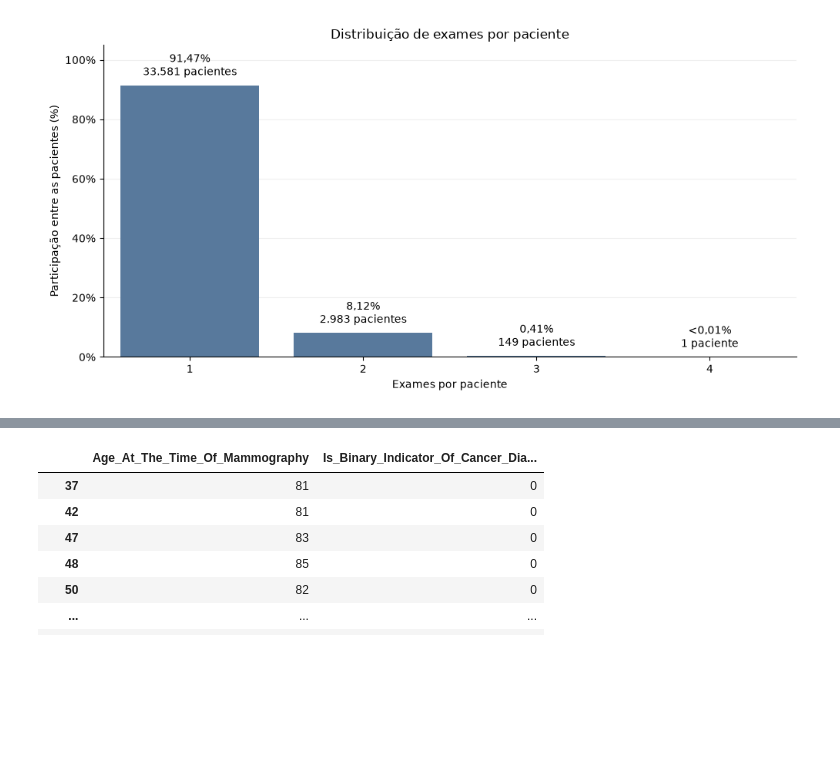
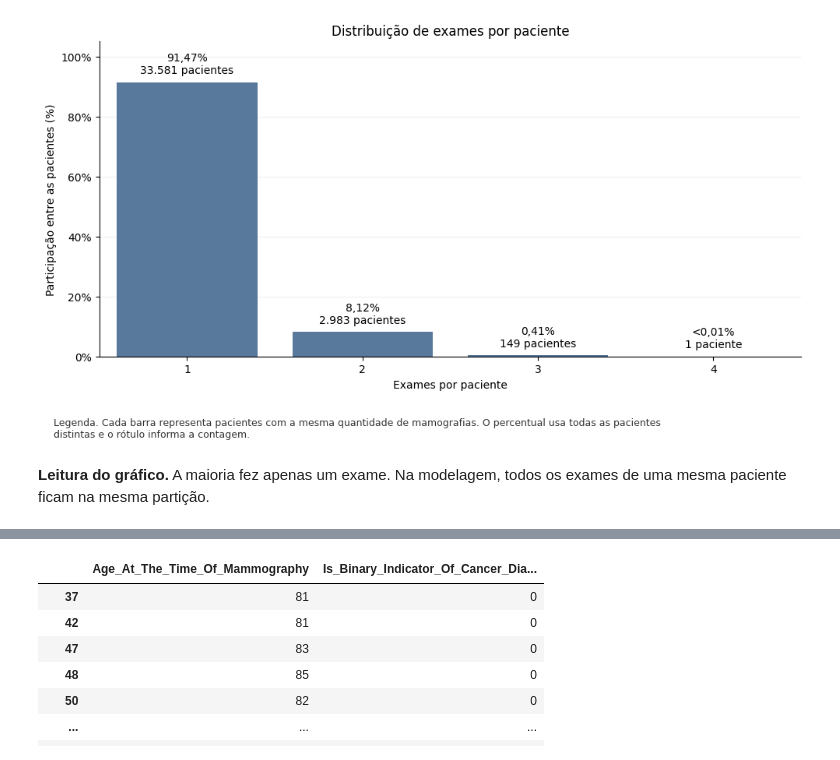
Before and after one commit to arthurMalveste/Breast-Cancer-Analysis-and-Classification, a Jupyter notebook: notebooks/analise.ipynb, the cells around one changed output, grey strips where cells are left out. Cells and saved outputs as stored; diff of their text form; code cells hidden in the pictures; blank space fills up the shorter version.

```diff
--- a/notebooks/analise.ipynb
+++ b/notebooks/analise.ipynb
@@ -23,6 +23,21 @@ import matplotlib.pyplot as plt
 import seaborn as sns
 
 df = pd.read_csv("../dataset/breast_cancer_screening_bcsc_processed.csv")
+
+from textwrap import fill
+
+def mostrar_grafico(fig, legenda, *, layout_compartilhado=False):
+    texto = fill(legenda, width=int(fig.get_figwidth() * 12))
+    altura_figura = fig.get_figheight()
+    altura_legenda = 0.26 + 0.18 * (texto.count("\n") + 1)
+    fig.set_figheight(altura_figura + altura_legenda)
+    margem_inferior = altura_legenda / fig.get_figheight()
+    fig.text(0.025, 0.025, texto, fontsize=9, ha="left", va="bottom", color="#333333")
+    if layout_compartilhado:
+        fig.get_layout_engine().set(rect=(0, margem_inferior, 1, 1 - margem_inferior))
+    else:
+        fig.tight_layout(rect=(0, margem_inferior, 1, 1))
+    plt.show()
 # %%
 df.info()
 # %% [output]
@@ -89,36 +104,37 @@ frequencia_exames_por_paciente = (
 )
 frequencia_exames_por_paciente["Pacientes (%)"] = (
     frequencia_exames_por_paciente["Quantidade de pacientes"]
     / len(exames_por_paciente) * 100
 )
 
 fig, ax = plt.subplots(figsize=(10, 5))
 sns.barplot(
     data=frequencia_exames_por_paciente,
     x="Exames por paciente", y="Pacientes (%)",
     color="#4C78A8", errorbar=None, ax=ax,
 )
 rotulos_exames_por_paciente = [
     ("<0,01%" if 0 < percentual < 0.01 else f"{percentual:.2f}%".replace(".", ","))
     + f"\n{int(quantidade):,} paciente{'s' if quantidade != 1 else ''}".replace(",", ".")
     for percentual, quantidade in zip(
         frequencia_exames_por_paciente["Pacientes (%)"],
         frequencia_exames_por_paciente["Quantidade de pacientes"],
     )
 ]
 ax.bar_label(ax.containers[0], labels=rotulos_exames_por_paciente, padding=6)
 ax.set_title("Distribuição de exames por paciente")
 ax.set_xlabel("Exames por paciente")
 ax.set_ylabel("Participação entre as pacientes (%)")
 ax.set_ylim(0, 105)  # Margem para os rótulos próximos de 100%.
 ax.yaxis.set_major_formatter(FuncFormatter(lambda valor, posicao: f"{valor:.0f}%"))
 ax.set_axisbelow(True)
 ax.yaxis.grid(True, alpha=0.2)
 sns.despine(ax=ax)
-fig.tight_layout()
-plt.show()
+mostrar_grafico(fig, 'Legenda. Cada barra representa pacientes com a mesma quantidade de mamografias. O percentual usa todas as pacientes distintas e o rótulo informa a contagem.')
 # %% [output]
-[figure, old version]
+[figure, new version]
+# %% [markdown]
+**Leitura do gráfico.** A maioria fez apenas um exame. Na modelagem, todos os exames de uma mesma paciente ficam na mesma partição.
 # %%
 # Valores ausentes na base bruta e tratamento aplicado
 # df_bruto é separado do df processado usado nas demais análises.
```
Also changed, not shown: parts of 79 cells of this notebook, 8 other files.
